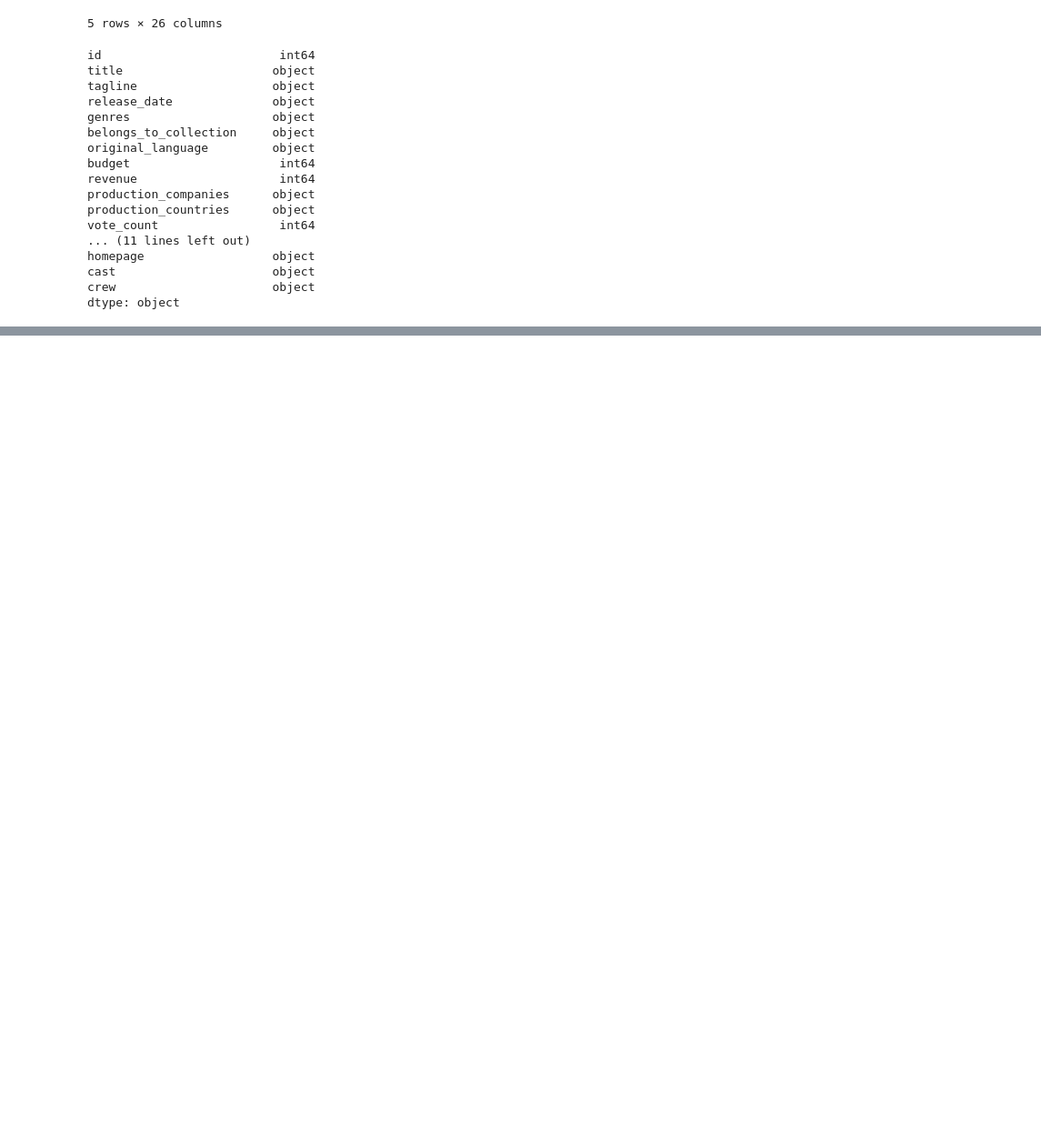
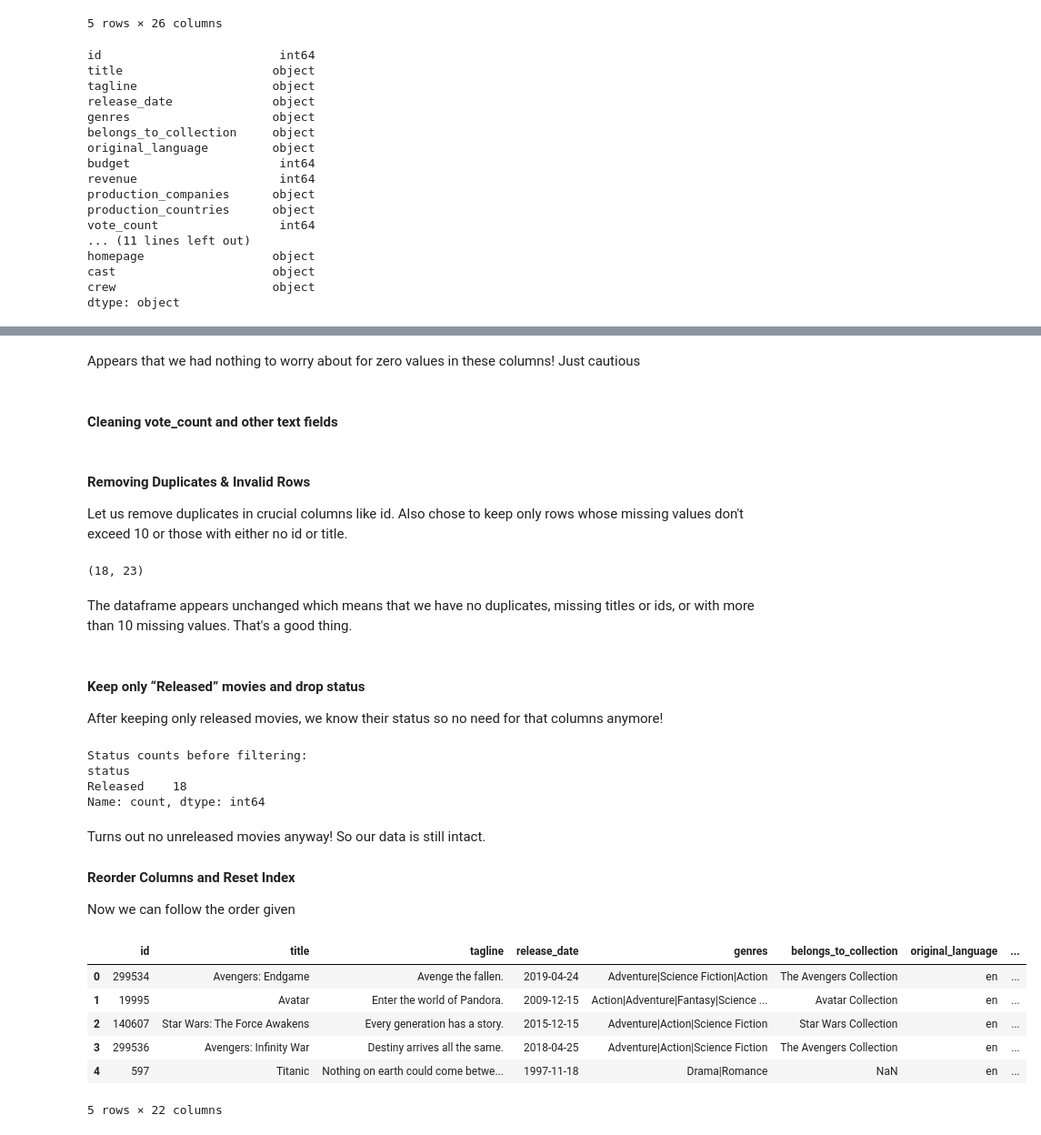
Before and after one commit to ar-le-tte/TMDB-Movie-Analysis, a Jupyter notebook: arlette_tmb_movies_analysis.ipynb, the cells around one changed output, grey strips where cells are left out. Shown at 91% size. Cells and saved outputs as stored; diff of their text form; code cells hidden in the pictures; blank space fills up the shorter version.

Commit message:
Data Cleaning & Preprocessing Commit

```diff
--- a/arlette_tmb_movies_analysis.ipynb
+++ b/arlette_tmb_movies_analysis.ipynb
@@ -160,0 +352,69 @@ dtype: object
+# %% [markdown]
+Appears that we had nothing to worry about for zero values in these columns! Just cautious
+# %%
+movie_df = movie_df.drop(columns=["budget", "revenue"]) # We don't need these anymore
+# %% [markdown]
+#### **Cleaning vote_count and other text fields**
+# %%
+mask_zero_votes = (movie_df["vote_count"] == 0)
+movie_df.loc[mask_zero_votes, "vote_average"] = np.nan
+
+# Cleaning placeholder text in 'overview' and 'tagline'
+placeholders = ["No Data", "No overview found.", "", " ", "N/A", None]
+
+for col in ["overview", "tagline"]:
+    if col in movie_df.columns:
+        movie_df[col] = movie_df[col].replace(placeholders, np.nan)
+# %% [markdown]
+#### **Removing Duplicates & Invalid Rows**
+Let us remove duplicates in crucial columns like id. Also chose to keep only rows whose missing values don't exceed 10 or those with either no id or title.
+# %%
+# Remove duplicates by movie ID
+movie_df = movie_df.drop_duplicates(subset="id")
+
+# Drop rows missing ID or title
+movie_df = movie_df.dropna(subset=["id", "title"])
+movie_df = movie_df.dropna(thresh=10)
+movie_df.shape
+# %% [output]
+(18, 23)
+# %% [markdown]
+The dataframe appears unchanged which means that we have no duplicates, missing titles or ids, or with more than 10 missing values. That's a good thing.
+# %% [markdown]
+#### **Keep only “Released” movies and drop status**
+
+After keeping only released  movies, we know their status so no need for that columns anymore!
+# %%
+if "status" in movie_df.columns:
+    print("Status counts before filtering:")
+    print(movie_df["status"].value_counts(dropna=False))
+
+    movie_df = movie_df[movie_df["status"] == "Released"].copy()
+    movie_df = movie_df.drop(columns=["status"], errors="ignore")
+# %% [output]
+Status counts before filtering:
+status
+Released    18
+Name: count, dtype: int64
+# %% [markdown]
+Turns out no unreleased movies anyway! So our data is still intact.
+
+#### **Reorder Columns and Reset Index**
+Now we can follow the order given
+# %%
+final_columns = [
+    'id', 'title', 'tagline', 'release_date', 'genres','belongs_to_collection',
+    'original_language', 'budget_musd', 'revenue_musd','production_companies',
+    'production_countries','vote_count', 'vote_average', 'popularity', 'runtime',
+    'overview', 'spoken_languages', 'poster_path','cast', 'cast_size', 'director', 'crew_size'
+]
+movie_df = movie_df[final_columns].reset_index(drop = True)
+movie_df.head()
+# %% [output]
+|  | id | title | tagline | release_date | genres | belongs_to_collection | original_language | ... |
+| 0 | 299534 | Avengers: Endgame | Avenge the fallen. | 2019-04-24 | Adventure|Science Fiction|Action | The Avengers Collection | en | ... |
+| 1 | 19995 | Avatar | Enter the world of Pandora. | 2009-12-15 | Action|Adventure|Fantasy|Science ... | Avatar Collection | en | ... |
+| 2 | 140607 | Star Wars: The Force Awakens | Every generation has a story. | 2015-12-15 | Adventure|Action|Science Fiction | Star Wars Collection | en | ... |
+| 3 | 299536 | Avengers: Infinity War | Destiny arrives all the same. | 2018-04-25 | Adventure|Action|Science Fiction | The Avengers Collection | en | ... |
+| 4 | 597 | Titanic | Nothing on earth could come betwe... | 1997-11-18 | Drama|Romance | NaN | en | ... |
+5 rows × 22 columns
```
Also changed, not shown: parts of 13 cells of this notebook.
